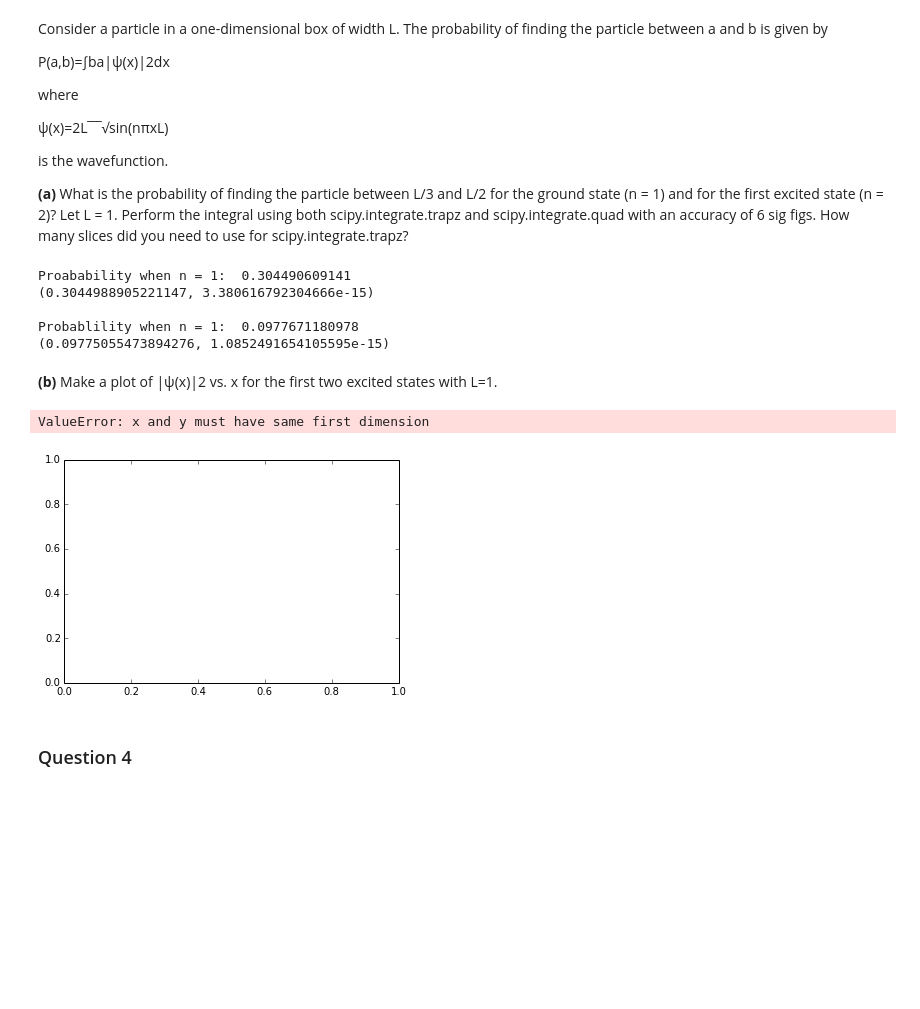
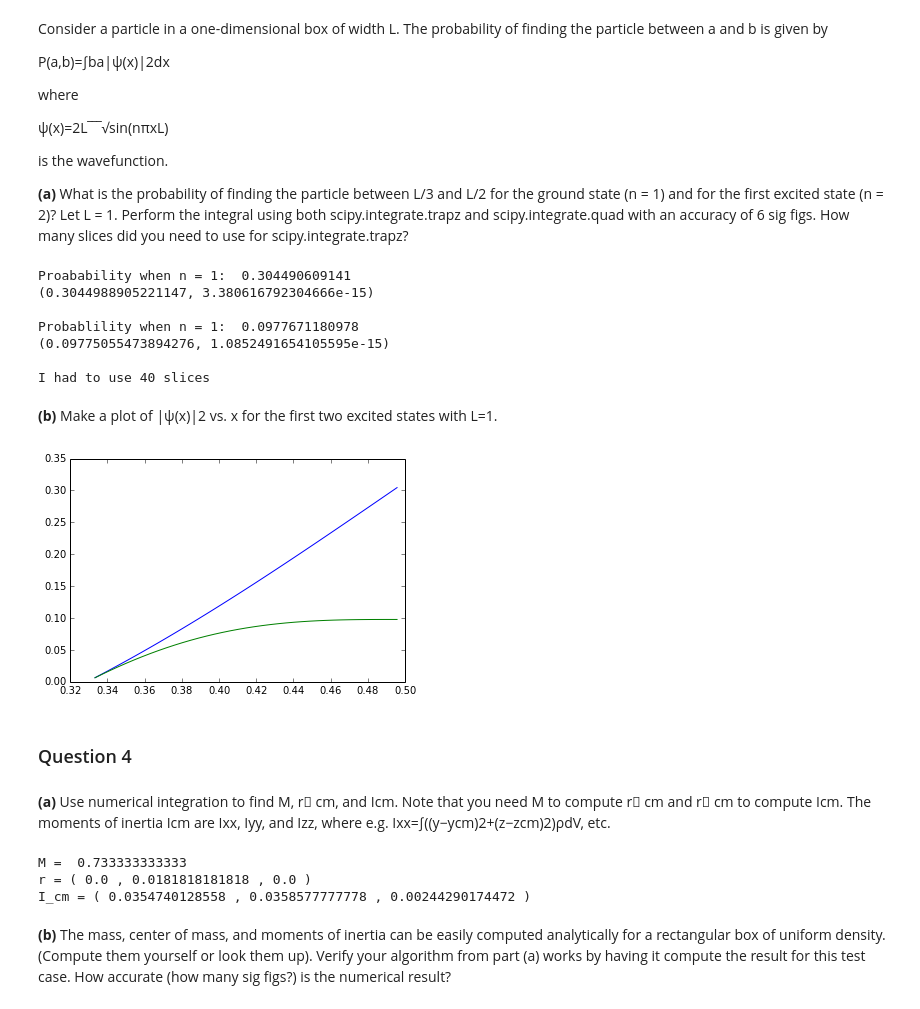
Before and after one commit to kmcombs/PHYS202-S14, a Jupyter notebook: SciPy/IntegrationExercises.ipynb, the cells around one changed output. Drawn from its saved outputs; the diff is of its cells as text; code cells hidden in the pictures; blank space fills up the shorter version.

```diff
--- a/SciPy/IntegrationExercises.ipynb
+++ b/SciPy/IntegrationExercises.ipynb
@@ -132,23 +132,63 @@ print integrate.quad(wave, a, b)
 print " "
 print "Probablility when n = 1: ", integrate.trapz(wave2(x), x)
 print integrate.quad(wave2, a, b)
+print " "
+print "I had to use 40 slices"
 # %% [output]
 Proabability when n = 1:  0.304490609141
 (0.3044988905221147, 3.380616792304666e-15)
 
 Probablility when n = 1:  0.0977671180978
 (0.09775055473894276, 1.0852491654105595e-15)
+
+I had to use 40 slices
 # %% [markdown]
 **(b)** Make a plot of |ψ(x)|2 vs. x for the first two excited states with L=1.
 # %%
-probability1 = integrate.quad(wave, a, b)
-probability2 = integrate.quad(wave2, a, b)
+probability1 = integrate.cumtrapz(wave(x), x)
+probability2 = integrate.cumtrapz(wave2(x), x)
 
-plt.plot(x, probability1)
-plt.plot(x, probability2)
+x2 = x[0:-1]
+
+plt.plot(x2, probability1)
+plt.plot(x2, probability2)
 plt.show()
 # %% [output]
-ValueError: x and y must have same first dimension
-[figure, old version]
+[figure, new version]
 # %% [markdown]
 ### Question 4
+# %% [markdown]
+**(a)** Use numerical integration to find M, r⃗ cm, and Icm. Note that you need M to compute r⃗ cm and r⃗ cm to compute Icm. The moments of inertia Icm are Ixx, Iyy, and Izz, where e.g. Ixx=∫((y−ycm)2+(z−zcm)2)ρdV, etc.
+# %%
+rho = lambda z, y, x: (100*(y+0.1)) + 100*z**2
+xintegrand = lambda z, y, x: x*rho(x, y, z)/mass
+yintegrand = lambda z, y, x: y*rho(x, y, z)/mass
+zintegrand = lambda z, y, x: z*rho(x, y, z)/mass
+Ixintegrand = lambda z, y, x: ((y - yc)**2 + (z - zc)**2)*rho(x,y,z)
+Iyintegrand = lambda z, y, x: ((x - xc)**2 + (z - zc)**2)*rho(x,y,z)
+Izintegrand = lambda z, y, x: ((y - yc)**2 + (x - xc)**2) *rho(x,y,z)
+
+xmin =  -0.1
+xmax = 0.1
+ymin = lambda x: -0.1
+ymax =  lambda x: 0.1
+zmin =  lambda y,x: -0.5
+zmax =  lambda y, x: 0.5
+
+mass, err = integrate.tplquad(rho, xmin, xmax, ymin, ymax, zmin, zmax)
+xc, err = integrate.tplquad(xintegrand, xmin, xmax, ymin, ymax, zmin, zmax)
+yc, err = integrate.tplquad(yintegrand, xmin, xmax, ymin, ymax, zmin, zmax)
+zc, err = integrate.tplquad(zintegrand, xmin, xmax, ymin, ymax, zmin, zmax)
+Ix, err = integrate.tplquad(Ixintegrand, xmin, xmax, ymin, ymax, zmin, zmax)
+Iy, err = integrate.tplquad(Iyintegrand, xmin, xmax, ymin, ymax, zmin, zmax)
+Iz, err = integrate.tplquad(Izintegrand, xmin, xmax, ymin, ymax, zmin, zmax)
+
+print "M = ",mass
+print "r = (", xc,",", yc,",", zc, ")"
+print "I_cm = (", Ix,",", Iy, ",",Iz, ")"
+# %% [output]
+M =  0.733333333333
+r = ( 0.0 , 0.0181818181818 , 0.0 )
+I_cm = ( 0.0354740128558 , 0.0358577777778 , 0.00244290174472 )
+# %% [markdown]
+**(b)** The mass, center of mass, and moments of inertia can be easily computed analytically for a rectangular box of uniform density. (Compute them yourself or look them up). Verify your algorithm from part (a) works by having it compute the result for this test case. How accurate (how many sig figs?) is the numerical result?
```
Also changed, not shown: parts of 4 cells of this notebook, 1 other file.
